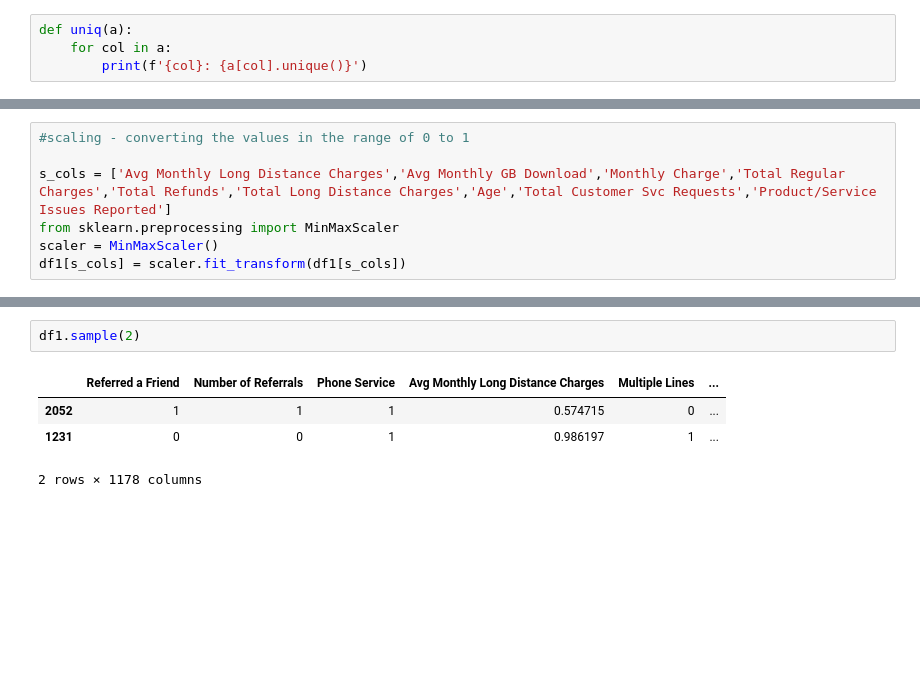
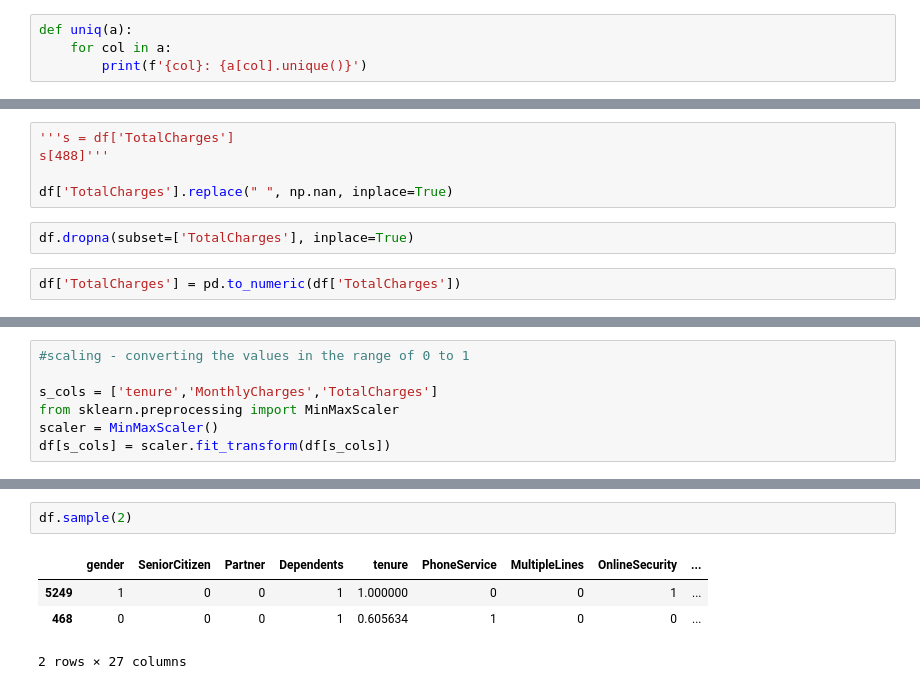
Before and after one commit to ray-sid/Customer-churn-prediction, a Jupyter notebook: workspace.ipynb, the cells around one changed output, grey strips where cells are left out. Cells and saved outputs as stored; diff of their text form; blank space fills up the shorter version.

```diff
--- a/workspace.ipynb
+++ b/workspace.ipynb
@@ -203,0 +229,9 @@ Churn Reason_Service dissatisfaction: [0 1]
+# %%
+'''s = df['TotalCharges']
+s[488]'''
+
+df['TotalCharges'].replace(" ", np.nan, inplace=True)
+# %%
+df.dropna(subset=['TotalCharges'], inplace=True)
+# %%
+df['TotalCharges'] = pd.to_numeric(df['TotalCharges'])
@@ -204,7 +258,7 @@ Churn Reason_Service dissatisfaction: [0 1]
 # %%
 #scaling - converting the values in the range of 0 to 1
 
-s_cols = ['Avg Monthly Long Distance Charges','Avg Monthly GB Download','Monthly Charge','Total Regular Charges','Total Refunds','Total Long Distance Charges','Age','Total Customer Svc Requests','Product/Service Issues Reported']
+s_cols = ['tenure','MonthlyCharges','TotalCharges']
 from sklearn.preprocessing import MinMaxScaler
 scaler = MinMaxScaler()
-df1[s_cols] = scaler.fit_transform(df1[s_cols])
+df[s_cols] = scaler.fit_transform(df[s_cols])
@@ -213,7 +285,7 @@ df1.drop(['Tenure in Months'], axis=1,inplace = True)
 # %%
-df1.sample(2)
+df.sample(2)
 # %% [output]
-|  | Referred a Friend | Number of Referrals | Phone Service | Avg Monthly Long Distance Charges | Multiple Lines | ... |
-| 2052 | 1 | 1 | 1 | 0.574715 | 0 | ... |
-| 1231 | 0 | 0 | 1 | 0.986197 | 1 | ... |
+|  | gender | SeniorCitizen | Partner | Dependents | tenure | PhoneService | MultipleLines | OnlineSecurity | ... |
+| 5249 | 1 | 0 | 0 | 1 | 1.000000 | 0 | 0 | 1 | ... |
+| 468 | 0 | 0 | 0 | 1 | 0.605634 | 1 | 0 | 0 | ... |
-2 rows × 1178 columns
+2 rows × 27 columns
```
Also changed, not shown: parts of 24 cells of this notebook.
